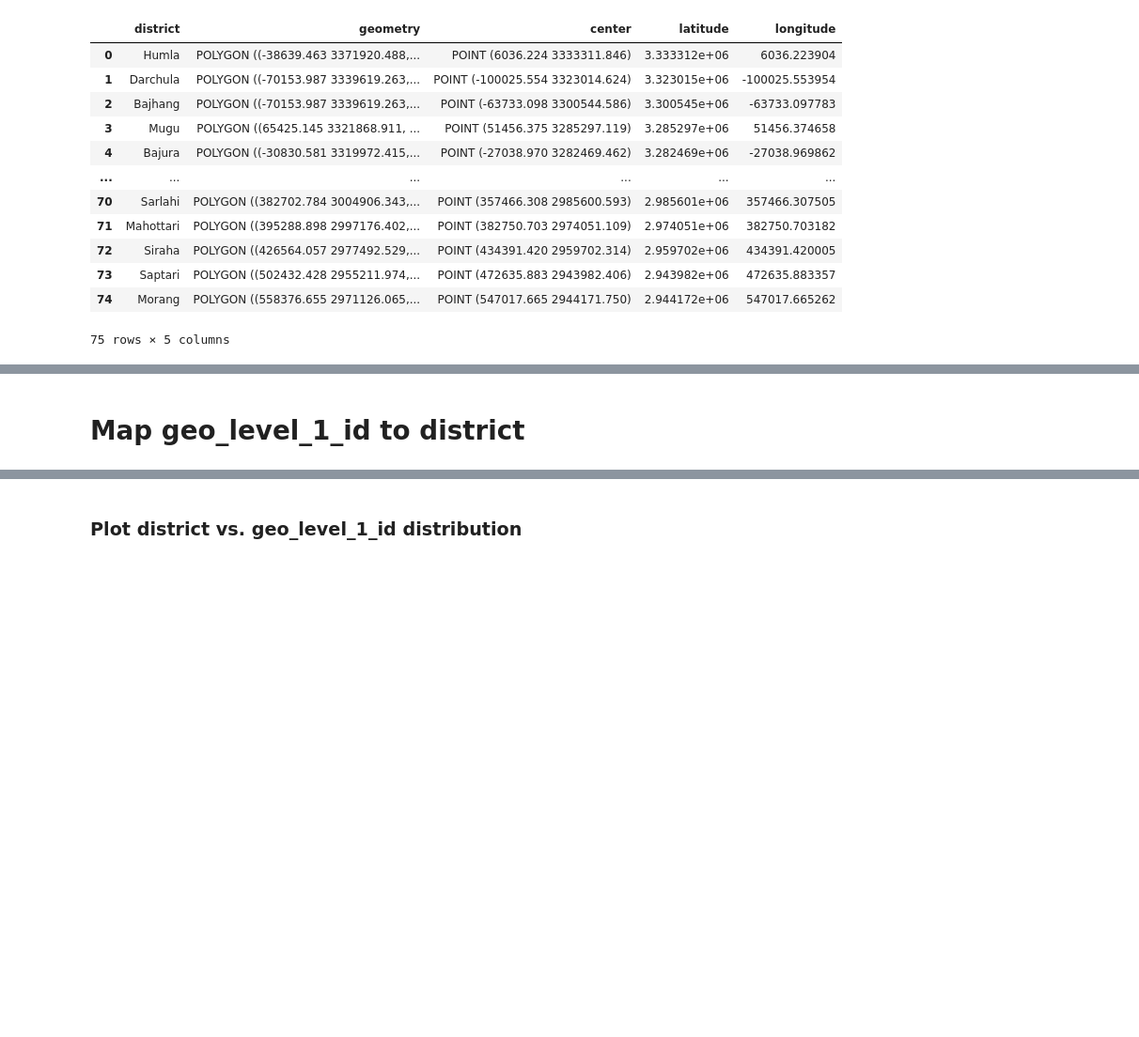
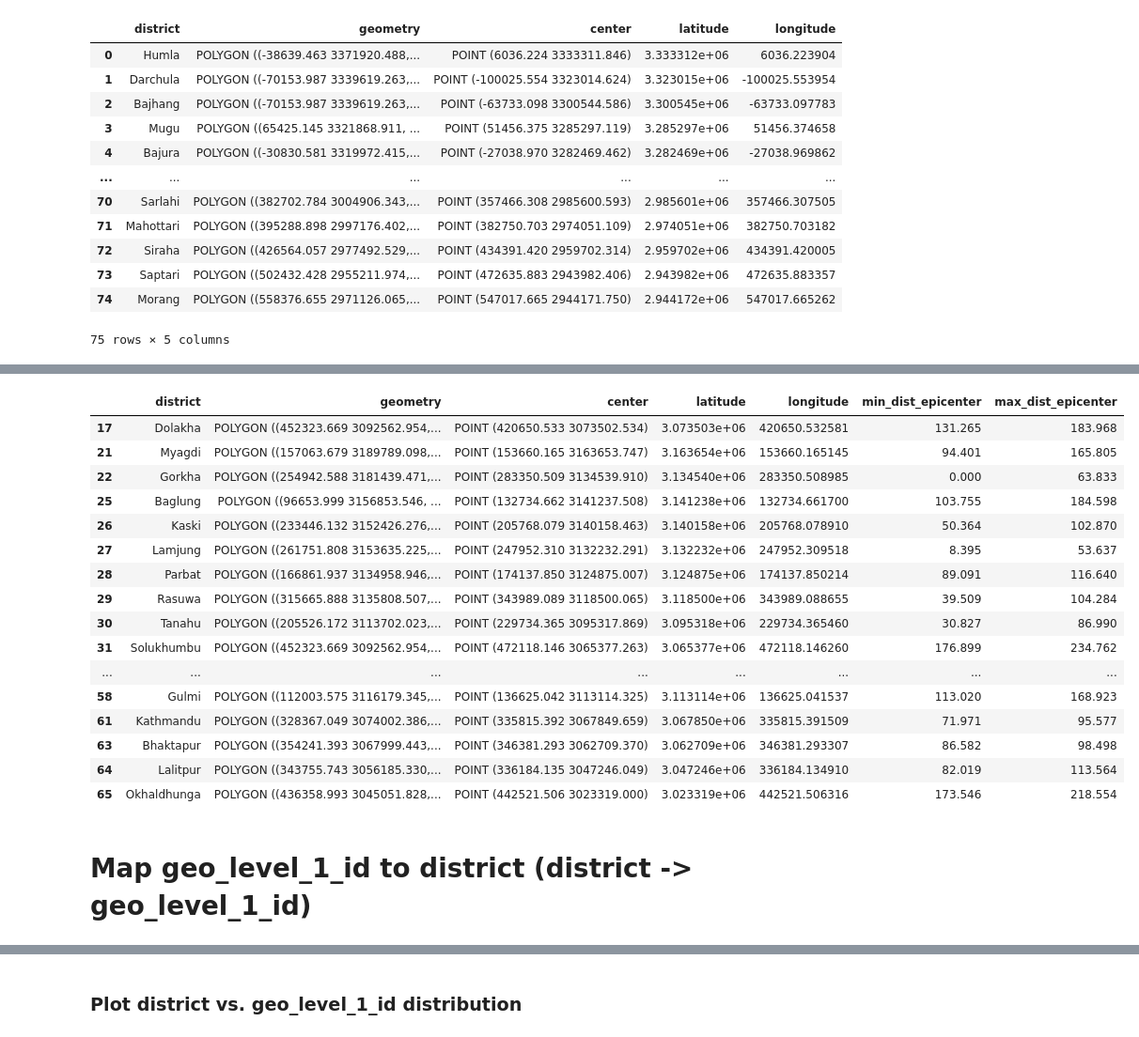
Before and after one commit to nina-prog/richters-predictor-modeling-earthquake-damage, a Jupyter notebook: notebooks/week06/week06-geo-level-mapping.ipynb, the cells around one changed output, grey strips where cells are left out. Shown at 94% size. Cells and saved outputs as stored; diff of their text form; code cells hidden in the pictures; blank space fills up the shorter version.

```diff
--- a/notebooks/week06/week06-geo-level-mapping.ipynb
+++ b/notebooks/week06/week06-geo-level-mapping.ipynb
@@ -164,6 +181,3 @@ geocoded_districts
 | 73 | Saptari | POLYGON ((502432.428 2955211.974,... | POINT (472635.883 2943982.406) | 2.943982e+06 | 472635.883357 |
 | 74 | Morang | POLYGON ((558376.655 2971126.065,... | POINT (547017.665 2944171.750) | 2.944172e+06 | 547017.665262 |
 75 rows × 5 columns
-# %%
-# Merge the district GeoDataFrame with the districts survey data
-geocoded_districts = pd.merge(df_survey_stats, geocoded_districts, on=['district']).reindex(['district', 'geometry', 'center', 'latitude','longitude', 'cases_absolute', 'cases_total', 'cases_relative'], axis=1)
@@ -193,0 +192,26 @@ geocoded_districts.to_csv("../../data/processed/geocoded_districts.csv", index=F
+# %%
+def min_dist(row):
+    """
+    Calculates the minimum distance from the epicenter to the district boundary. The function is ment to be applied on dataframe rows. The epicenter is located at the following coordinates: 84.731, 28.230 (longitude, latitude) (see https://en.wikipedia.org/wiki/2015_Nepal_earthquake). The distance is calculated in kilometers. The function uses the WGS 84 coordinate reference system (EPSG:4326) for the latitude and longitude values and the WGS 84 / UTM zone 45N coordinate reference system (EPSG:32645) for the distance calculation.
+
+    :param row: The current row of the GeoDataFrame.
+    :type row: GeoSeries
+
+    :return: The minimum distance from the epicenter to the district boundary in kilometers.
+    :rtype: float
+    """
+    # Create a GeoSeries from the geometry of the current row
+    series = gpd.GeoSeries(row.geometry)
+    # Determine the current CRS of the GeoSeries
+    series.crs = 'EPSG:32645'
+
+    # Create a GeoSeries from the epicenter coordinates
+    epicenter = gpd.GeoSeries([Point(84.731, 28.230)])
+    # Determine the current CRS of the GeoSeries
+    epicenter.crs = 'EPSG:4326'
+    # Reproject the GeoSeries to the CRS of the GeoSeries of the current row
+    epicenter = epicenter.to_crs('EPSG:32645')
+
+    dist = series.distance(epicenter, align=False)
+
+    return round(dist.iloc[0], 0) / 1000
@@ -194,3 +261,31 @@ geocoded_districts.to_csv("../../data/processed/geocoded_districts.csv", index=F
+# %%
+# Filter ony relevant affected districts
+geocoded_districts_affected = geocoded_districts.copy()
+geocoded_districts_affected = geocoded_districts_affected[geocoded_districts_affected['district'].isin(df_survey_stats['district'])]
+# %%
+# Add max and min distance to epicenter in km
+geocoded_districts_affected['min_dist_epicenter'] = geocoded_districts_affected.apply(min_dist, axis=1)
+geocoded_districts_affected['max_dist_epicenter'] = geocoded_districts_affected.apply(max_dist, axis=1)
+# %%
+geocoded_districts_affected
+# %% [output]
+|  | district | geometry | center | latitude | longitude | min_dist_epicenter | max_dist_epicenter |
+| 17 | Dolakha | POLYGON ((452323.669 3092562.954,... | POINT (420650.533 3073502.534) | 3.073503e+06 | 420650.532581 | 131.265 | 183.968 |
+| 21 | Myagdi | POLYGON ((157063.679 3189789.098,... | POINT (153660.165 3163653.747) | 3.163654e+06 | 153660.165145 | 94.401 | 165.805 |
+| 22 | Gorkha | POLYGON ((254942.588 3181439.471,... | POINT (283350.509 3134539.910) | 3.134540e+06 | 283350.508985 | 0.000 | 63.833 |
+| 25 | Baglung | POLYGON ((96653.999 3156853.546, ... | POINT (132734.662 3141237.508) | 3.141238e+06 | 132734.661700 | 103.755 | 184.598 |
+| 26 | Kaski | POLYGON ((233446.132 3152426.276,... | POINT (205768.079 3140158.463) | 3.140158e+06 | 205768.078910 | 50.364 | 102.870 |
+| 27 | Lamjung | POLYGON ((261751.808 3153635.225,... | POINT (247952.310 3132232.291) | 3.132232e+06 | 247952.309518 | 8.395 | 53.637 |
+| 28 | Parbat | POLYGON ((166861.937 3134958.946,... | POINT (174137.850 3124875.007) | 3.124875e+06 | 174137.850214 | 89.091 | 116.640 |
+| 29 | Rasuwa | POLYGON ((315665.888 3135808.507,... | POINT (343989.089 3118500.065) | 3.118500e+06 | 343989.088655 | 39.509 | 104.284 |
+| 30 | Tanahu | POLYGON ((205526.172 3113702.023,... | POINT (229734.365 3095317.869) | 3.095318e+06 | 229734.365460 | 30.827 | 86.990 |
+| 31 | Solukhumbu | POLYGON ((452323.669 3092562.954,... | POINT (472118.146 3065377.263) | 3.065377e+06 | 472118.146260 | 176.899 | 234.762 |
+| ... | ... | ... | ... | ... | ... | ... | ... |
+| 58 | Gulmi | POLYGON ((112003.575 3116179.345,... | POINT (136625.042 3113114.325) | 3.113114e+06 | 136625.041537 | 113.020 | 168.923 |
+| 61 | Kathmandu | POLYGON ((328367.049 3074002.386,... | POINT (335815.392 3067849.659) | 3.067850e+06 | 335815.391509 | 71.971 | 95.577 |
+| 63 | Bhaktapur | POLYGON ((354241.393 3067999.443,... | POINT (346381.293 3062709.370) | 3.062709e+06 | 346381.293307 | 86.582 | 98.498 |
+| 64 | Lalitpur | POLYGON ((343755.743 3056185.330,... | POINT (336184.135 3047246.049) | 3.047246e+06 | 336184.134910 | 82.019 | 113.564 |
+| 65 | Okhaldhunga | POLYGON ((436358.993 3045051.828,... | POINT (442521.506 3023319.000) | 3.023319e+06 | 442521.506316 | 173.546 | 218.554 |
 # %% [markdown]
-# Map geo_level_1_id to district
+# Map geo_level_1_id to district (district -> geo_level_1_id)
 # %%
```
Also changed, not shown: parts of 32 cells of this notebook, 6 other files.
